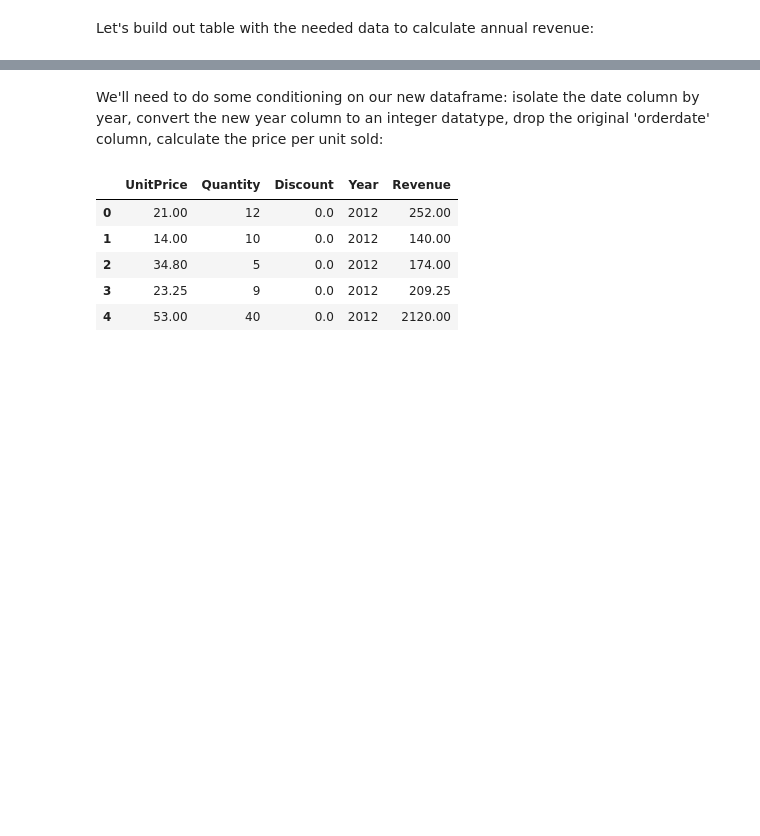
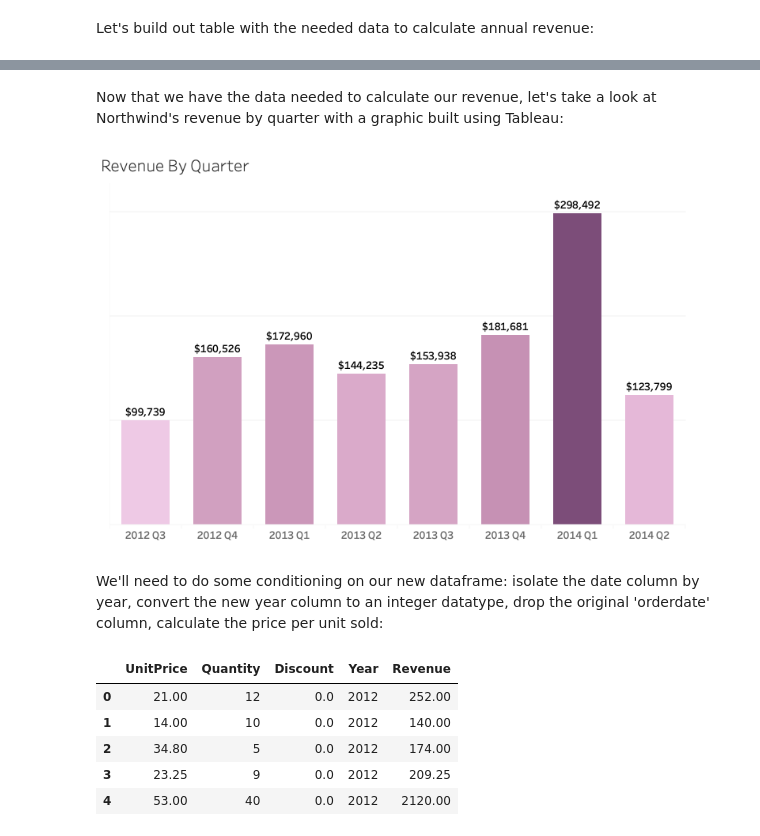
Before and after one commit to jericksen/Module_Two_Final_Project, a Jupyter notebook: Moduel_Two_Final_Project.ipynb, the cells around one changed output, grey strips where cells are left out. Saved outputs shown, nothing was run; the diff lists cells and outputs as text; code cells hidden in the pictures; blank space fills up the shorter version.

```diff
--- a/Moduel_Two_Final_Project.ipynb
+++ b/Moduel_Two_Final_Project.ipynb
@@ -442,6 +442,12 @@ rev_date.head()
 | 2 | 34.80 | 5 | 0.0 | 2012-07-04 |
 | 3 | 23.25 | 9 | 0.0 | 2012-07-05 |
 | 4 | 53.00 | 40 | 0.0 | 2012-07-05 |
+# %% [markdown]
+Now that we have the data needed to calculate our revenue, let's take a look at Northwind's revenue by quarter with a graphic built using Tableau:
+# %%
+Image(filename = 'Revenue By Quarter.png', width=800, height=800)
+# %% [output]
+[figure, added]
 # %% [markdown]
 We'll need to do some conditioning on our new dataframe: isolate the date column by year, convert the new year column to an integer datatype, drop the original 'orderdate' column, calculate the price per unit sold:
 # %%
```
Also changed, not shown: parts of 13 cells of this notebook, 2 other files.
